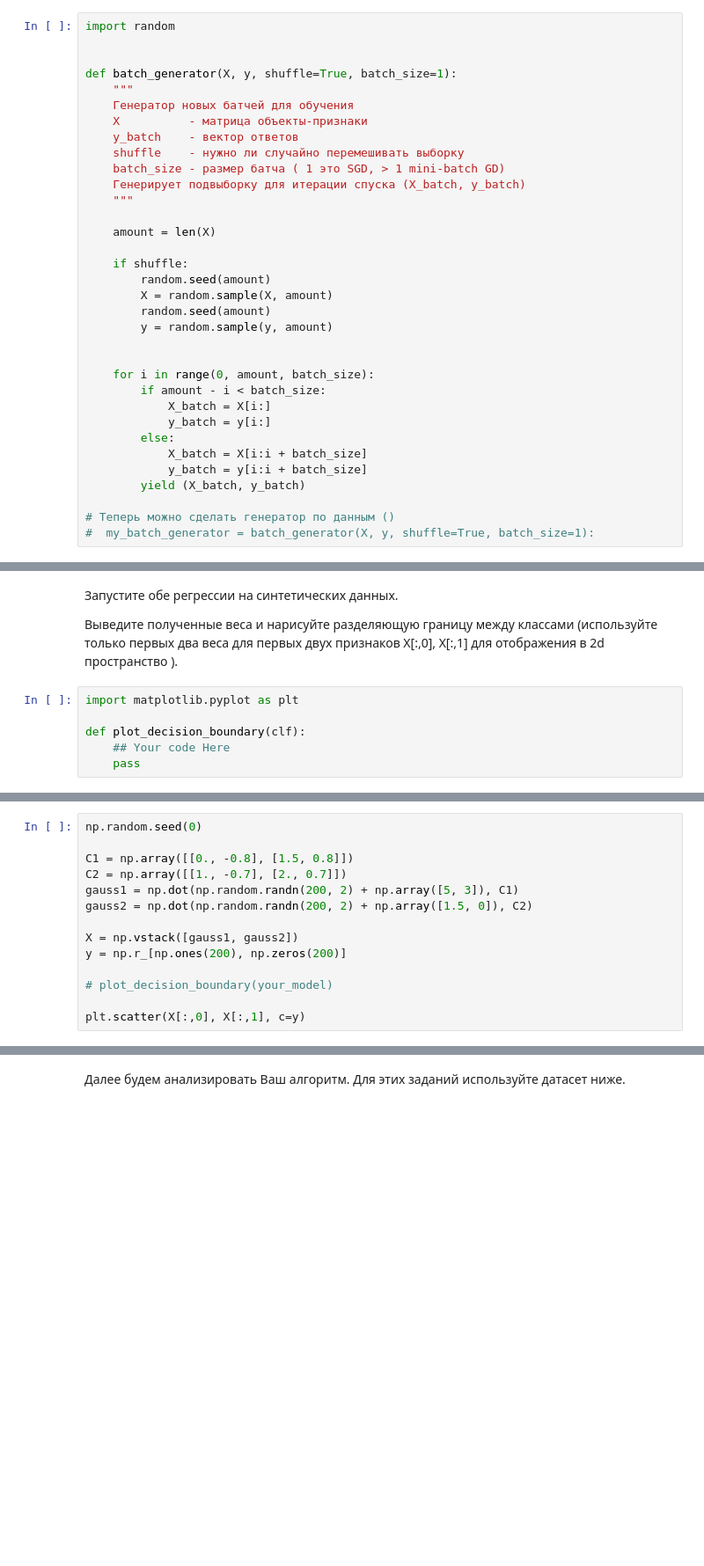
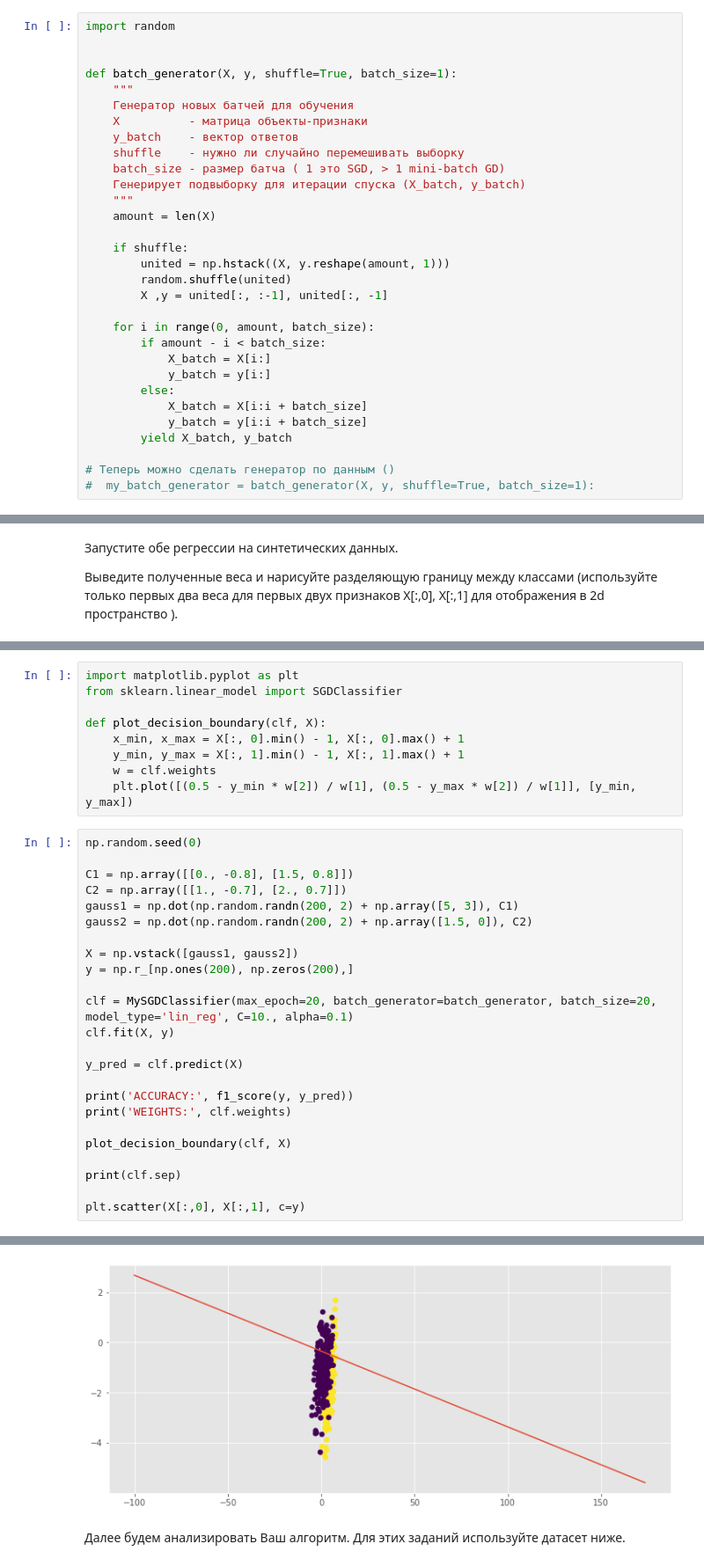
Before and after one commit to LeoQay/msu_machine_learning_spring_2022, a Jupyter notebook: Dmitriev_LA_hw2.ipynb, the cells around one changed output, grey strips where cells are left out. Shown at 88% size. Drawn from its saved outputs; the diff is of its cells as text; blank space fills up the shorter version.

```diff
--- a/Dmitriev_LA_hw2.ipynb
+++ b/Dmitriev_LA_hw2.ipynb
@@ -291,15 +291,12 @@ def batch_generator(X, y, shuffle=True, batch_size=1):
     batch_size - размер батча ( 1 это SGD, > 1 mini-batch GD)
     Генерирует подвыборку для итерации спуска (X_batch, y_batch)
     """
-
     amount = len(X)
 
     if shuffle:
-        random.seed(amount)
-        X = random.sample(X, amount)
-        random.seed(amount)
-        y = random.sample(y, amount)
-
+        united = np.hstack((X, y.reshape(amount, 1)))
+        random.shuffle(united)
+        X ,y = united[:, :-1], united[:, -1]
 
     for i in range(0, amount, batch_size):
         if amount - i < batch_size:
@@ -308,7 +305,7 @@ def batch_generator(X, y, shuffle=True, batch_size=1):
         else:
             X_batch = X[i:i + batch_size]
             y_batch = y[i:i + batch_size]
-        yield (X_batch, y_batch)
+        yield X_batch, y_batch
 
 # Теперь можно сделать генератор по данным ()
 #  my_batch_generator = batch_generator(X, y, shuffle=True, batch_size=1):
@@ -462,9 +492,3 @@ class MySGDClassifier(BaseEstimator, ClassifierMixin):
 
 
 Выведите полученные веса и нарисуйте разделяющую границу между классами (используйте только первых два веса для первых двух признаков X[:,0], X[:,1] для отображения в 2d пространство ).
-# %%
-import matplotlib.pyplot as plt
-
-def plot_decision_boundary(clf):
-    ## Your code Here
-    pass
@@ -474,3 +495,12 @@ def plot_decision_boundary(clf):
+# %%
+import matplotlib.pyplot as plt
+from sklearn.linear_model import SGDClassifier
+
+def plot_decision_boundary(clf, X):
+    x_min, x_max = X[:, 0].min() - 1, X[:, 0].max() + 1
+    y_min, y_max = X[:, 1].min() - 1, X[:, 1].max() + 1
+    w = clf.weights
+    plt.plot([(0.5 - y_min * w[2]) / w[1], (0.5 - y_max * w[2]) / w[1]], [y_min, y_max])
 # %%
 np.random.seed(0)
 
@@ -480,8 +510,19 @@ gauss1 = np.dot(np.random.randn(200, 2) + np.array([5, 3]), C1)
 gauss2 = np.dot(np.random.randn(200, 2) + np.array([1.5, 0]), C2)
 
 X = np.vstack([gauss1, gauss2])
-y = np.r_[np.ones(200), np.zeros(200)]
+y = np.r_[np.ones(200), np.zeros(200),]
 
-# plot_decision_boundary(your_model)
+clf = MySGDClassifier(max_epoch=20, batch_generator=batch_generator, batch_size=20, model_type='lin_reg', C=10., alpha=0.1)
+clf.fit(X, y)
+
+y_pred = clf.predict(X)
+
+print('ACCURACY:', f1_score(y, y_pred))
+print('WEIGHTS:', clf.weights)
+
+plot_decision_boundary(clf, X)
+
+print(clf.sep)
 
 plt.scatter(X[:,0], X[:,1], c=y)
+# %% [output]
@@ -488,3 +533,4 @@ plt.scatter(X[:,0], X[:,1], c=y)
+[figure, added]
 # %% [markdown]
 Далее будем анализировать Ваш алгоритм.
 Для этих заданий используйте датасет ниже.
```
Also changed, not shown: parts of 6 cells of this notebook.
